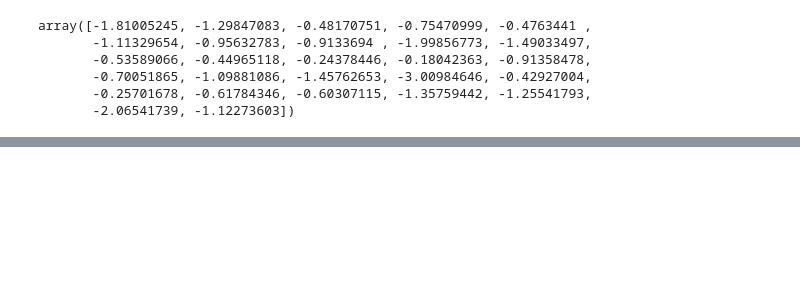
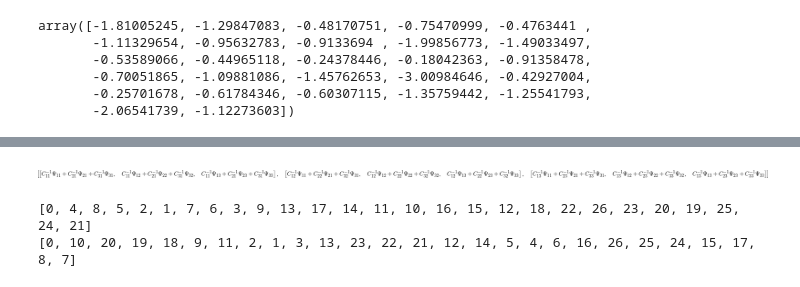
Before and after one commit to lanl/tardigrade-micromorphic-element, a Jupyter notebook: doc/MatrixForm/micromorphic_matrix_form.ipynb, the cells around one changed output, grey strips where cells are left out. Saved outputs shown, nothing was run; the diff lists cells and outputs as text; code cells hidden in the pictures; blank space fills up the shorter version.

```diff
--- a/doc/MatrixForm/micromorphic_matrix_form.ipynb
+++ b/doc/MatrixForm/micromorphic_matrix_form.ipynb
@@ -704,0 +788,18 @@ array([ 0.53155137,  0.53182759,  0.63440096,  0.09210494,  0.43370117,
+# %%
+temp3
+# %% [output]
+[figure, added]
+# %%
+tmp = np.array(range(27)).reshape([3,3,3])
+
+swap = np.zeros([3,3,3]).astype(int)
+
+for i in range(3):
+    for j in range(3):
+        for k in range(3):
+            swap[j,k,i] = tmp[i,j,k]
+print(tensor_to_voigt_3(tmp))
+print(tensor_to_voigt_3(swap))
+# %% [output]
+[0, 4, 8, 5, 2, 1, 7, 6, 3, 9, 13, 17, 14, 11, 10, 16, 15, 12, 18, 22, 26, 23, 20, 19, 25, 24, 21]
+[0, 10, 20, 19, 18, 9, 11, 2, 1, 3, 13, 23, 22, 21, 12, 14, 5, 4, 6, 16, 26, 25, 24, 15, 17, 8, 7]
```
Also changed, not shown: parts of 26 cells of this notebook.
